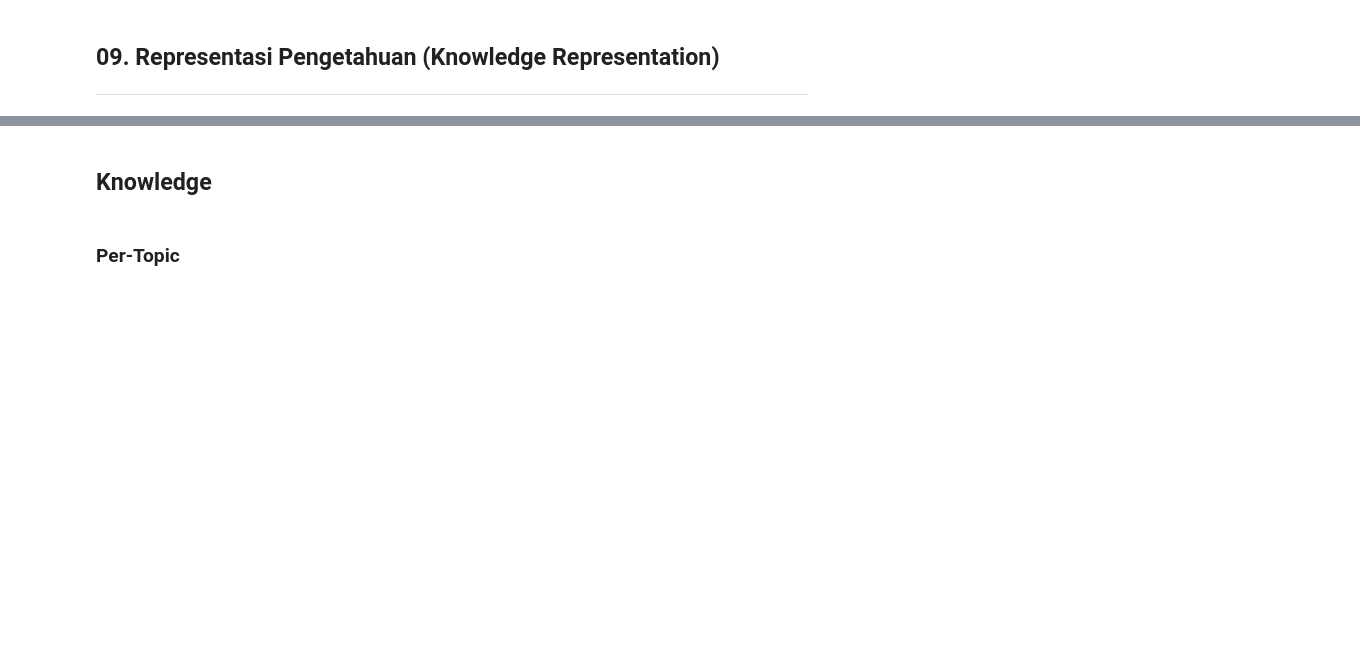
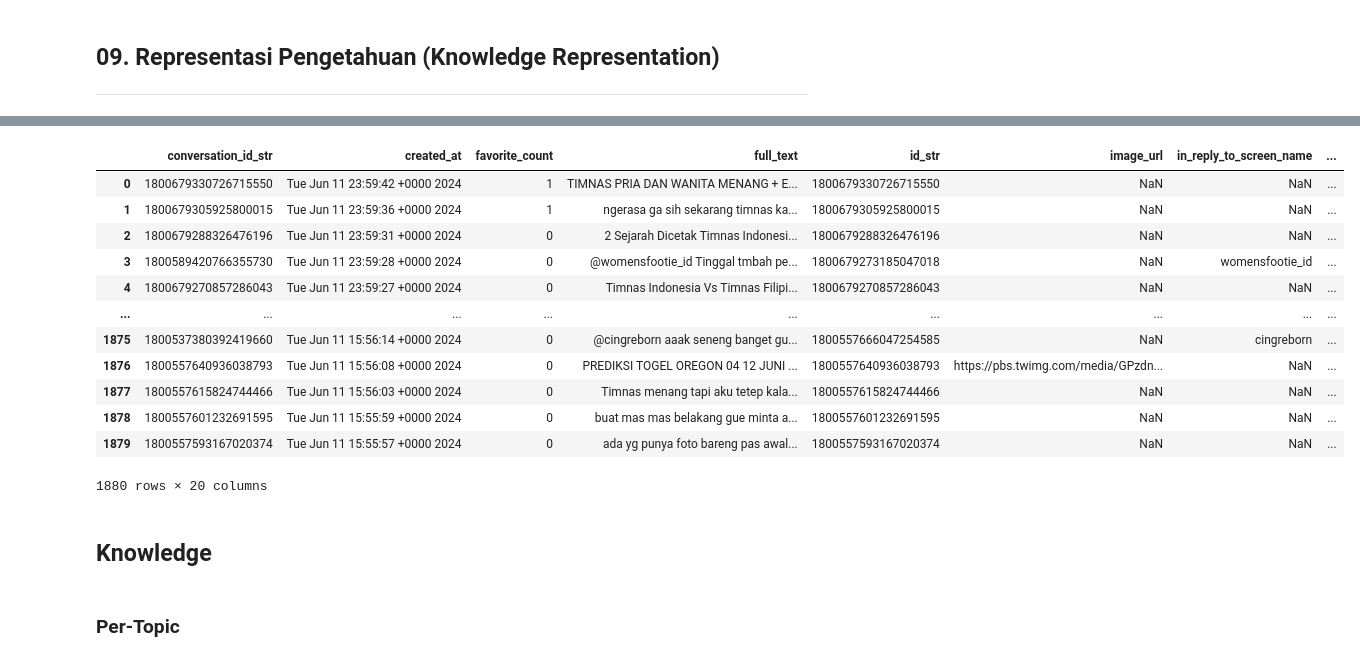
Before and after one commit to rissopanji/KLASIFIKASI-EMOSI, a Jupyter notebook: 09. Representasi Pengetahuan (Knowledge Representation)/knowledge_representation.ipynb, the cells around one changed output, grey strips where cells are left out. Cells and saved outputs as stored; diff of their text form; code cells hidden in the pictures; blank space fills up the shorter version.

```diff
--- a/09. Representasi Pengetahuan (Knowledge Representation)/knowledge_representation.ipynb
+++ b/09. Representasi Pengetahuan (Knowledge Representation)/knowledge_representation.ipynb
@@ -85,3 +85,22 @@ merged_df
+# %%
+#drop duplicated data in full_text
+merged_df = merged_df.drop_duplicates(subset=['full_text'])
+
+merged_df
+# %% [output]
+|  | conversation_id_str | created_at | favorite_count | full_text | id_str | image_url | in_reply_to_screen_name | ... |
+| 0 | 1800679330726715550 | Tue Jun 11 23:59:42 +0000 2024 | 1 | TIMNAS PRIA DAN WANITA MENANG + E... | 1800679330726715550 | NaN | NaN | ... |
+| 1 | 1800679305925800015 | Tue Jun 11 23:59:36 +0000 2024 | 1 | ngerasa ga sih sekarang timnas ka... | 1800679305925800015 | NaN | NaN | ... |
+| 2 | 1800679288326476196 | Tue Jun 11 23:59:31 +0000 2024 | 0 | 2 Sejarah Dicetak Timnas Indonesi... | 1800679288326476196 | NaN | NaN | ... |
+| 3 | 1800589420766355730 | Tue Jun 11 23:59:28 +0000 2024 | 0 | @womensfootie_id Tinggal tmbah pe... | 1800679273185047018 | NaN | womensfootie_id | ... |
+| 4 | 1800679270857286043 | Tue Jun 11 23:59:27 +0000 2024 | 0 | Timnas Indonesia Vs Timnas Filipi... | 1800679270857286043 | NaN | NaN | ... |
+| ... | ... | ... | ... | ... | ... | ... | ... | ... |
+| 1875 | 1800537380392419660 | Tue Jun 11 15:56:14 +0000 2024 | 0 | @cingreborn aaak seneng banget gu... | 1800557666047254585 | NaN | cingreborn | ... |
+| 1876 | 1800557640936038793 | Tue Jun 11 15:56:08 +0000 2024 | 0 | PREDIKSI TOGEL OREGON 04 12 JUNI ... | 1800557640936038793 | https://pbs.twimg.com/media/GPzdn... | NaN | ... |
+| 1877 | 1800557615824744466 | Tue Jun 11 15:56:03 +0000 2024 | 0 | Timnas menang tapi aku tetep kala... | 1800557615824744466 | NaN | NaN | ... |
+| 1878 | 1800557601232691595 | Tue Jun 11 15:55:59 +0000 2024 | 0 | buat mas mas belakang gue minta a... | 1800557601232691595 | NaN | NaN | ... |
+| 1879 | 1800557593167020374 | Tue Jun 11 15:55:57 +0000 2024 | 0 | ada yg punya foto bareng pas awal... | 1800557593167020374 | NaN | NaN | ... |
+1880 rows × 20 columns
 # %% [markdown]
 ## Knowledge
 # %% [markdown]
```
Also changed, not shown: parts of 8 cells of this notebook, 25 other files.
